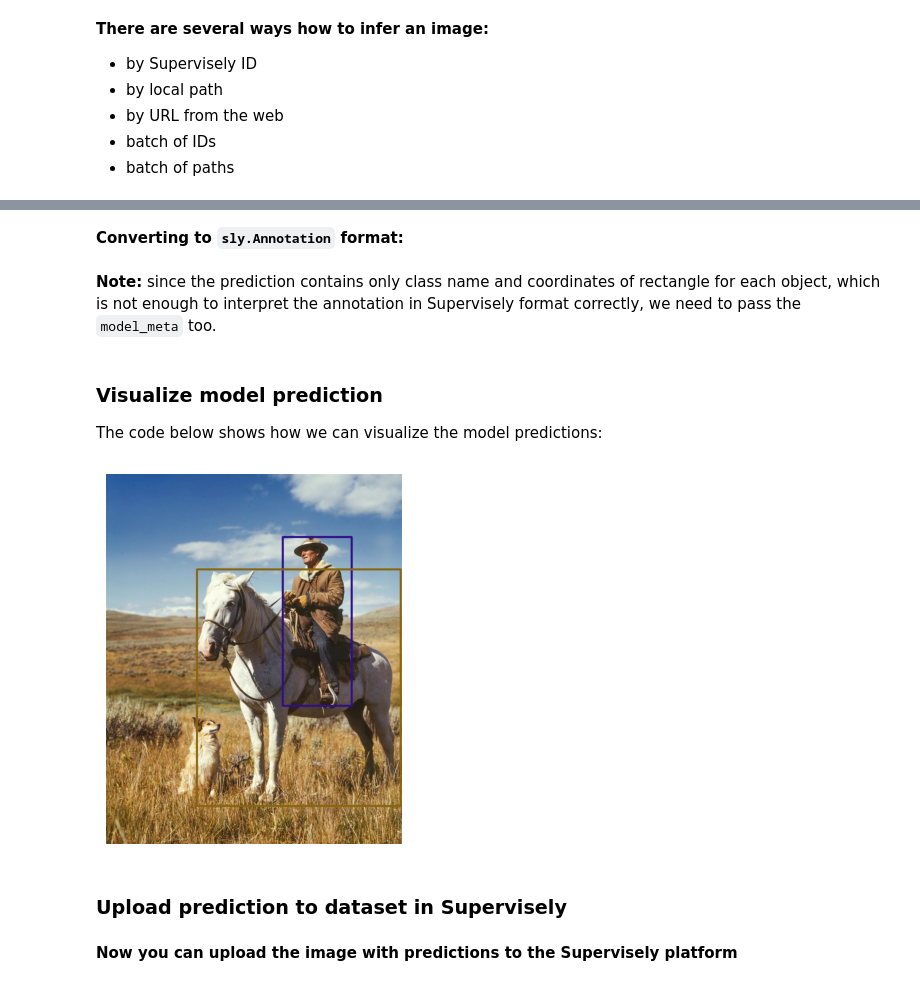
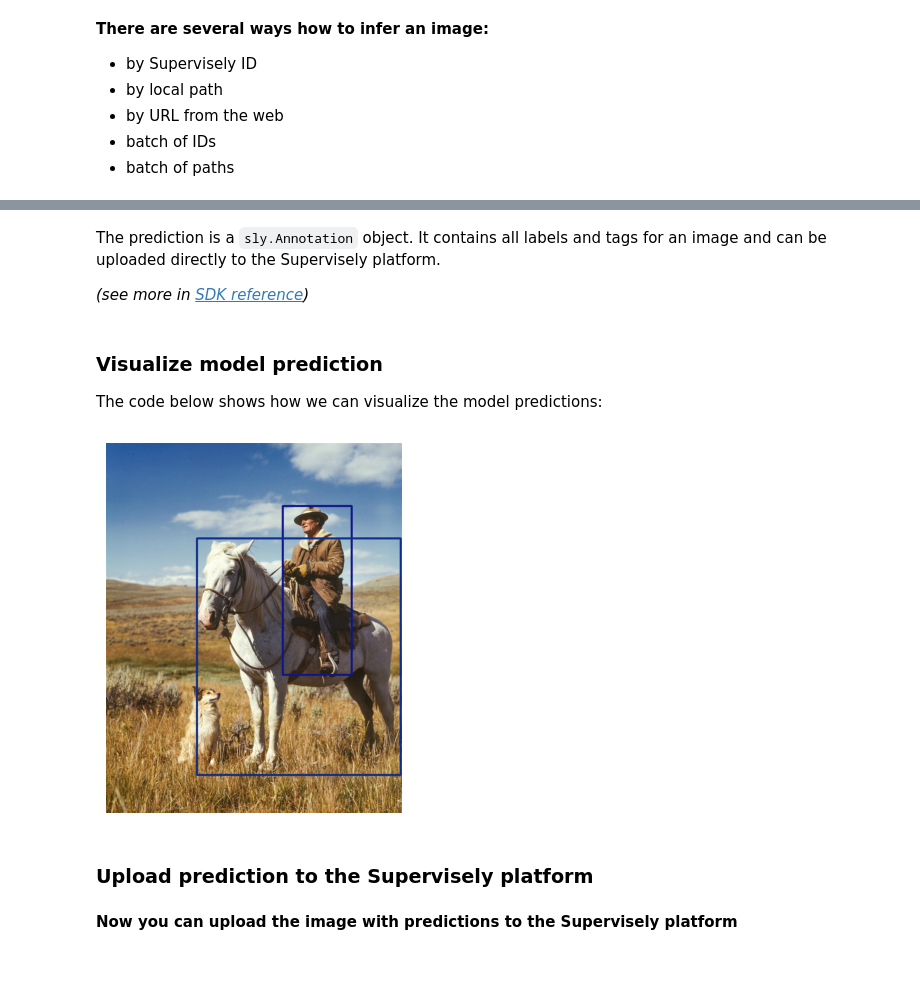
Before and after one commit to supervisely-ecosystem/tutorial-inference-session, a Jupyter notebook: nn_inference_tutorial_colab.ipynb, the cells around one changed output, grey strips where cells are left out. Drawn from its saved outputs; the diff is of its cells as text; code cells hidden in the pictures.

```diff
--- a/nn_inference_tutorial_colab.ipynb
+++ b/nn_inference_tutorial_colab.ipynb
@@ -187,2 +181,0 @@ The prediction is a `dict` with two fields:
-# %% [markdown]
-**Converting to `sly.Annotation` format:**
@@ -192,5 +182,7 @@ predicted_annotation = sly.Annotation.from_json(pred["annotation"], project_meta
-# %% [markdown]
-**Note:** since the prediction contains only class name and coordinates of rectangle for each object, which is not enough to interpret the annotation in Supervisely format correctly, we need to pass the `model_meta` too.
+# %% [markdown]
+The prediction is a `sly.Annotation` object. It contains all labels and tags for an image and can be uploaded directly to the Supervisely platform.
+
+*(see more in [SDK reference](https://supervisely.readthedocs.io/en/latest/sdk/supervisely.annotation.annotation.Annotation.html#supervisely.annotation.annotation.Annotation))*
 # %% [markdown]
 ### Visualize model prediction
 
@@ -198,27 +190,24 @@ The code below shows how we can visualize the model predictions:
 # %%
 # Inference
 image_path = "img/image_01.jpg"
-pred = session.inference_image_path(image_path)
-
-# Convert to sly.Annotation
-predicted_annotation = sly.Annotation.from_json(pred["annotation"], model_meta)
+prediction = session.inference_image_path(image_path)
 
 # Read the image that was inferred
 image_np = sly.image.read(image_path)
 
 # Draw the pred annotation and save it to disk
 save_path_predicted = "image_01_pred.jpg"
-predicted_annotation.draw_pretty(bitmap=image_np, output_path=save_path_predicted, fill_rectangles=False, thickness=7)
+prediction.draw_pretty(bitmap=image_np, output_path=save_path_predicted, fill_rectangles=False, thickness=7)
 
 # Show
 from matplotlib import pyplot as plt
 image_pred = sly.image.read(save_path_predicted)
 plt.imshow(image_pred)
 plt.axis('off');
 # %% [output]
-[figure, old version]
+[figure, new version]
 # %% [markdown]
-### Upload prediction to dataset in Supervisely
+### Upload prediction to the Supervisely platform
 # %% [markdown]
 **Now you can upload the image with predictions to the Supervisely platform**
 # %% [markdown]
```
Also changed, not shown: parts of 15 cells of this notebook, 2 other files.
